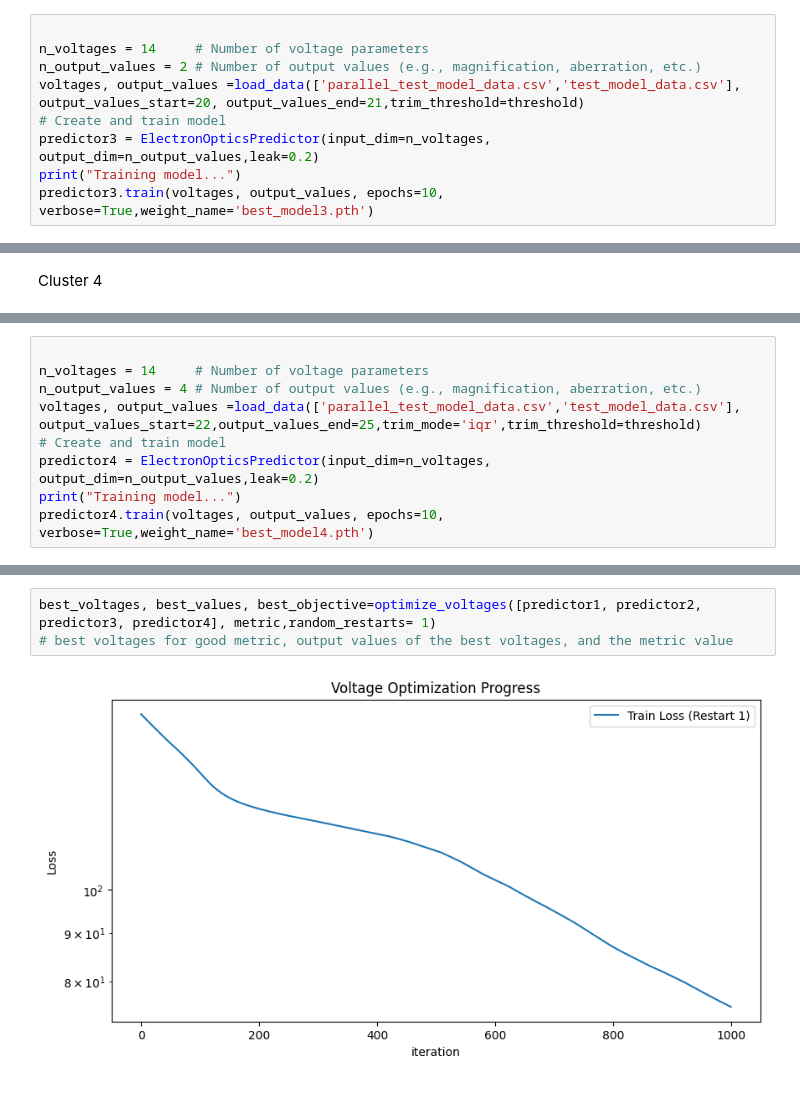
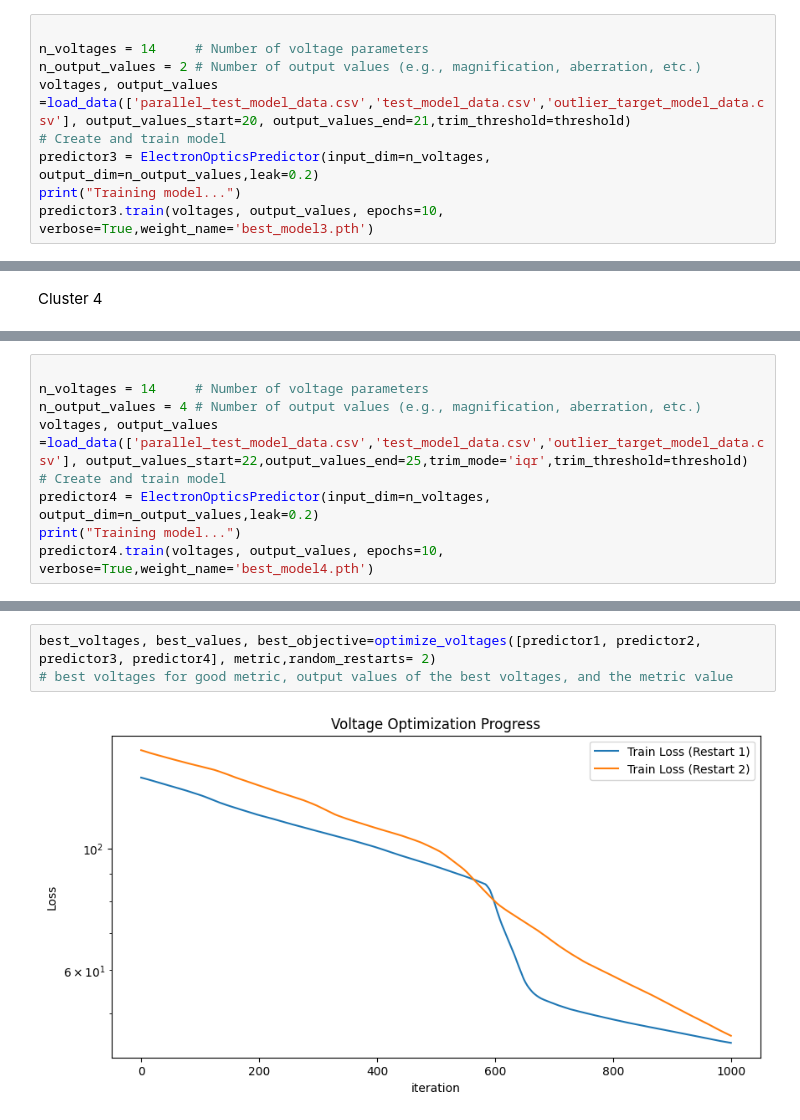
Before and after one commit to larrywu7/electron_optics, a Jupyter notebook: electron_optics_map_seperate_params.ipynb, the cells around one changed output, grey strips where cells are left out. Cells and saved outputs as stored; diff of their text form.

```diff
--- a/electron_optics_map_seperate_params.ipynb
+++ b/electron_optics_map_seperate_params.ipynb
@@ -95,7 +95,7 @@ _,_,_,_,fig,ax=trim_hist(['test_model_data.csv','parallel_test_model_data.csv'],
 
 n_voltages = 14     # Number of voltage parameters
 n_output_values = 2 # Number of output values (e.g., magnification, aberration, etc.)
-voltages, output_values =load_data(['parallel_test_model_data.csv','test_model_data.csv'], output_values_start=20, output_values_end=21,trim_threshold=threshold)
+voltages, output_values =load_data(['parallel_test_model_data.csv','test_model_data.csv','outlier_target_model_data.csv'], output_values_start=20, output_values_end=21,trim_threshold=threshold)
 # Create and train model
 predictor3 = ElectronOpticsPredictor(input_dim=n_voltages, output_dim=n_output_values,leak=0.2)
 print("Training model...")
@@ -135,7 +135,7 @@ ax[-3].set_xlim(-0.2, 0.2)
 
 n_voltages = 14     # Number of voltage parameters
 n_output_values = 4 # Number of output values (e.g., magnification, aberration, etc.)
-voltages, output_values =load_data(['parallel_test_model_data.csv','test_model_data.csv'], output_values_start=22,output_values_end=25,trim_mode='iqr',trim_threshold=threshold)
+voltages, output_values =load_data(['parallel_test_model_data.csv','test_model_data.csv','outlier_target_model_data.csv'], output_values_start=22,output_values_end=25,trim_mode='iqr',trim_threshold=threshold)
 # Create and train model
 predictor4 = ElectronOpticsPredictor(input_dim=n_voltages, output_dim=n_output_values,leak=0.2)
 print("Training model...")
@@ -151,8 +153,8 @@ _,_,all_predictions, all_true_values =plot_inference_comparison(predictor4,n_sam
 # %%
-best_voltages, best_values, best_objective=optimize_voltages([predictor1, predictor2, predictor3, predictor4], metric,random_restarts= 1)
+best_voltages, best_values, best_objective=optimize_voltages([predictor1, predictor2, predictor3, predictor4], metric,random_restarts= 2)
 # best voltages for good metric, output values of the best voltages, and the metric value
 # %% [output]
-[figure, old version]
+[figure, new version]
 # %%
 best_voltages,best_objective
 # %% [output]
```
Also changed, not shown: parts of 13 cells of this notebook, 5 other files.
